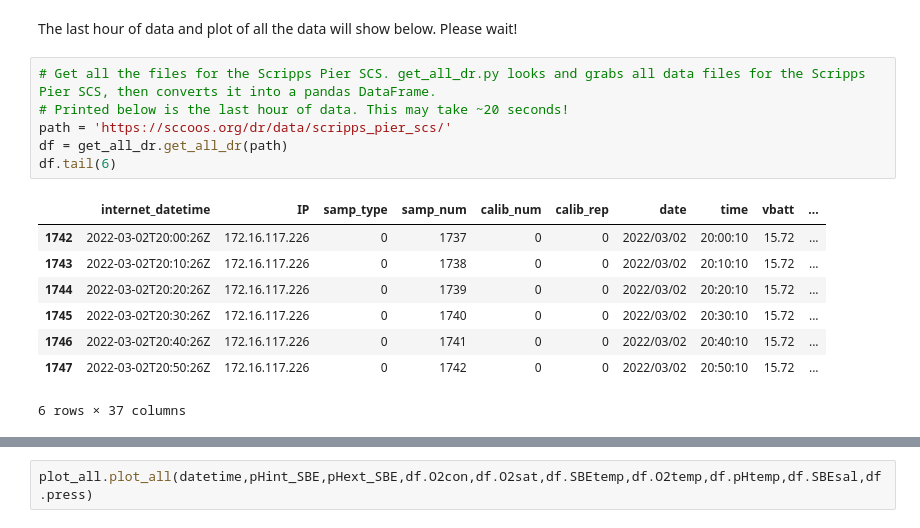
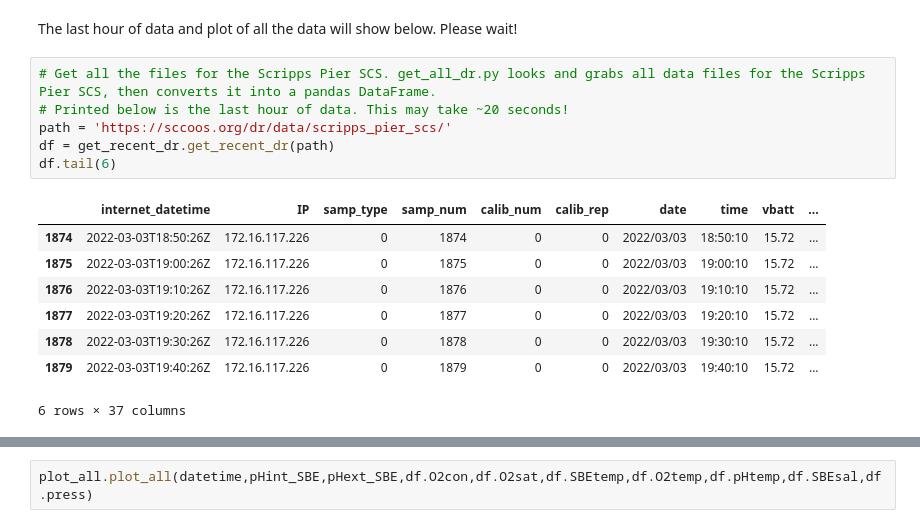
Before and after one commit to taylorwirth4/ScrippsPierSCS_SASS, a Jupyter notebook: SIOpier_SCS_dr_live.ipynb, the cells around one changed output, grey strips where cells are left out. Saved outputs shown, nothing was run; the diff lists cells and outputs as text.

```diff
--- a/SIOpier_SCS_dr_live.ipynb
+++ b/SIOpier_SCS_dr_live.ipynb
@@ -16,15 +22,15 @@ The last hour of data and plot of all the data will show below. Please wait!
 # %%
 # Get all the files for the Scripps Pier SCS. get_all_dr.py looks and grabs all data files for the Scripps Pier SCS, then converts it into a pandas DataFrame.
 # Printed below is the last hour of data. This may take ~20 seconds!
 path = 'https://sccoos.org/dr/data/scripps_pier_scs/'
-df = get_all_dr.get_all_dr(path)
+df = get_recent_dr.get_recent_dr(path)
 df.tail(6)
 # %% [output]
 |  | internet_datetime | IP | samp_type | samp_num | calib_num | calib_rep | date | time | vbatt | ... |
-| 1742 | 2022-03-02T20:00:26Z | 172.16.117.226 | 0 | 1737 | 0 | 0 | 2022/03/02 | 20:00:10 | 15.72 | ... |
-| 1743 | 2022-03-02T20:10:26Z | 172.16.117.226 | 0 | 1738 | 0 | 0 | 2022/03/02 | 20:10:10 | 15.72 | ... |
-| 1744 | 2022-03-02T20:20:26Z | 172.16.117.226 | 0 | 1739 | 0 | 0 | 2022/03/02 | 20:20:10 | 15.72 | ... |
-| 1745 | 2022-03-02T20:30:26Z | 172.16.117.226 | 0 | 1740 | 0 | 0 | 2022/03/02 | 20:30:10 | 15.72 | ... |
-| 1746 | 2022-03-02T20:40:26Z | 172.16.117.226 | 0 | 1741 | 0 | 0 | 2022/03/02 | 20:40:10 | 15.72 | ... |
-| 1747 | 2022-03-02T20:50:26Z | 172.16.117.226 | 0 | 1742 | 0 | 0 | 2022/03/02 | 20:50:10 | 15.72 | ... |
+| 1874 | 2022-03-03T18:50:26Z | 172.16.117.226 | 0 | 1874 | 0 | 0 | 2022/03/03 | 18:50:10 | 15.72 | ... |
+| 1875 | 2022-03-03T19:00:26Z | 172.16.117.226 | 0 | 1875 | 0 | 0 | 2022/03/03 | 19:00:10 | 15.72 | ... |
+| 1876 | 2022-03-03T19:10:26Z | 172.16.117.226 | 0 | 1876 | 0 | 0 | 2022/03/03 | 19:10:10 | 15.72 | ... |
+| 1877 | 2022-03-03T19:20:26Z | 172.16.117.226 | 0 | 1877 | 0 | 0 | 2022/03/03 | 19:20:10 | 15.72 | ... |
+| 1878 | 2022-03-03T19:30:26Z | 172.16.117.226 | 0 | 1878 | 0 | 0 | 2022/03/03 | 19:30:10 | 15.72 | ... |
+| 1879 | 2022-03-03T19:40:26Z | 172.16.117.226 | 0 | 1879 | 0 | 0 | 2022/03/03 | 19:40:10 | 15.72 | ... |
 6 rows × 37 columns
```
Also changed, not shown: parts of 4 cells of this notebook, 3 other files.
